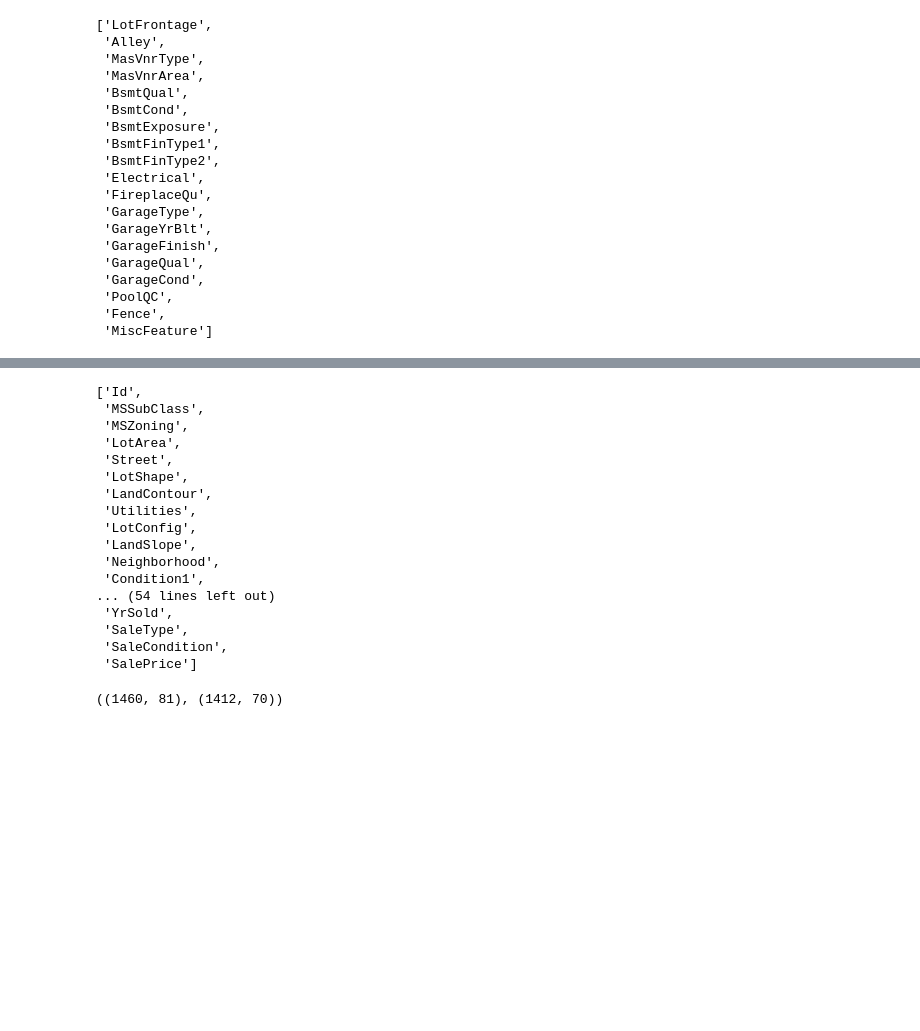
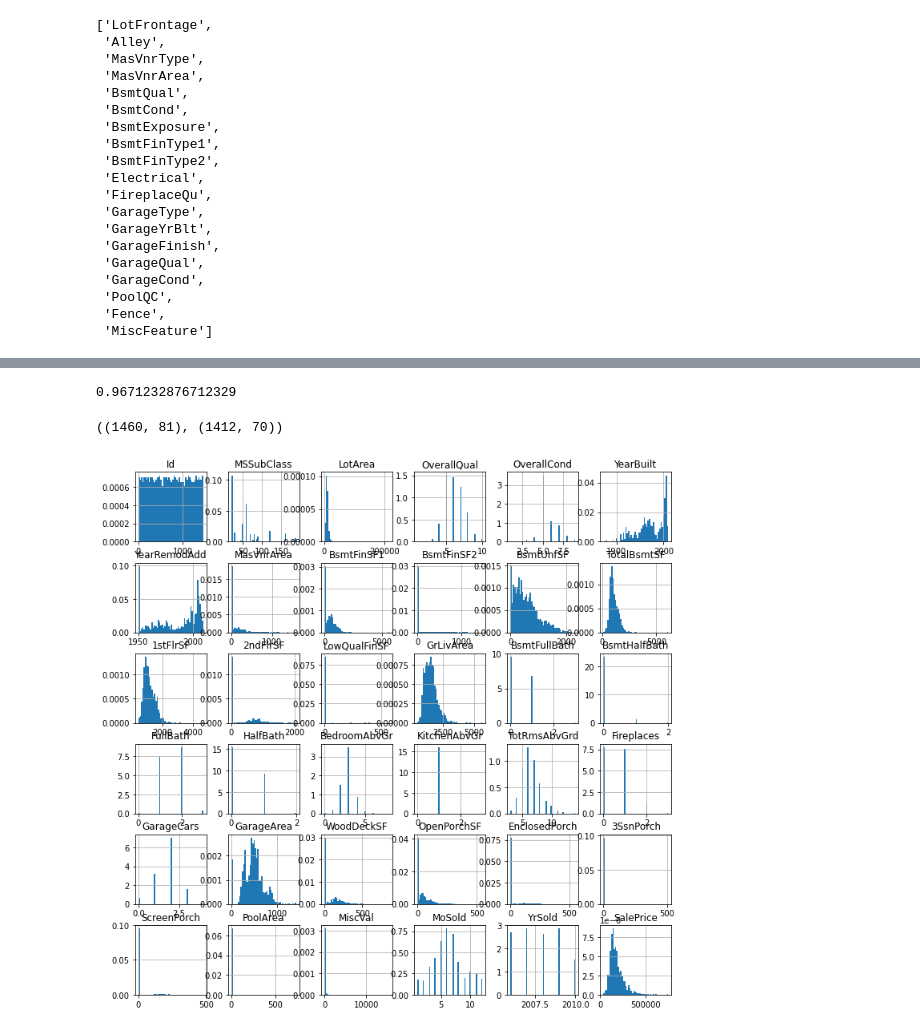
Before and after one commit to mahesh-ml/MLBasics, a Jupyter notebook: complete_case_analysis.ipynb, the cells around one changed output, grey strips where cells are left out. Drawn from its saved outputs; the diff is of its cells as text; code cells hidden in the pictures; blank space fills up the shorter version.

```diff
--- a/complete_case_analysis.ipynb
+++ b/complete_case_analysis.ipynb
@@ -77,26 +101,18 @@ vars_cca =  [var for var in data.columns if data[var].isnull().mean()<0.05]
-# %%
-vars_cca
-# %% [output]
-['Id',
- 'MSSubClass',
- 'MSZoning',
- 'LotArea',
- 'Street',
- 'LotShape',
- 'LandContour',
- 'Utilities',
- 'LotConfig',
- 'LandSlope',
- 'Neighborhood',
- 'Condition1',
-... (54 lines left out)
- 'YrSold',
- 'SaleType',
- 'SaleCondition',
- 'SalePrice']
 # %%
-data_cca = data[vars_cca].dropna()
-data.shape , data_cca.shape
+len(data[vars_cca].dropna()) / len(data)
 # %% [output]
-((1460, 81), (1412, 70))
+0.9671232876712329
+# %%
+# create the complete case dataset
+# in other words, remove observations with na in any variable
+
+data_cca = data[vars_cca].dropna()
+data.shape, data_cca.shape
+# %% [output]
+((1460, 81), (1412, 70))
+# %%
+data_cca.hist(bins=50, density=True, figsize=(12, 12))
+plt.show()
+# %% [output]
+[figure, added]
 # %%
```
Also changed, not shown: parts of 15 cells of this notebook.
